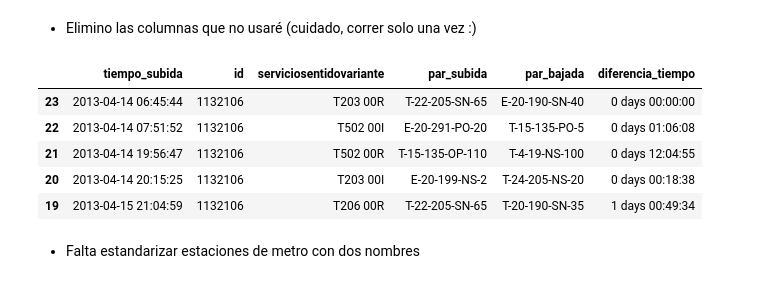
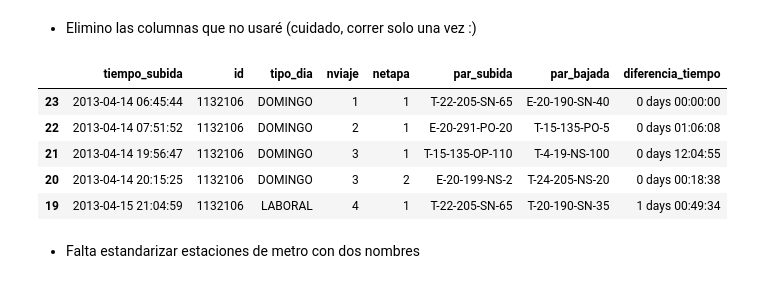
Before and after one commit to cinai/identification-algorithm-1, a Jupyter notebook: TEJI.ipynb, the cells around one changed output. Drawn from its saved outputs; the diff is of its cells as text; code cells hidden in the pictures.

```diff
--- a/TEJI.ipynb
+++ b/TEJI.ipynb
@@ -76,14 +93,14 @@ frame.head()
 # %% [markdown]
 - Elimino las columnas que no usaré (cuidado, correr solo una vez :)
 # %%
-frame.drop(frame.columns[[2,3,4,6,7,8,9,10,11,14,15,16]], axis=1, inplace=True)
+frame.drop(frame.columns[[2,3,4,5,9,10,11,14,15,16]], axis=1, inplace=True)
 frame.head()
 # %% [output]
-|  | tiempo_subida | id | serviciosentidovariante | par_subida | par_bajada | diferencia_tiempo |
-| 23 | 2013-04-14 06:45:44 | 1132106 | T203 00R | T-22-205-SN-65 | E-20-190-SN-40 | 0 days 00:00:00 |
-| 22 | 2013-04-14 07:51:52 | 1132106 | T502 00I | E-20-291-PO-20 | T-15-135-PO-5 | 0 days 01:06:08 |
-| 21 | 2013-04-14 19:56:47 | 1132106 | T502 00R | T-15-135-OP-110 | T-4-19-NS-100 | 0 days 12:04:55 |
-| 20 | 2013-04-14 20:15:25 | 1132106 | T203 00I | E-20-199-NS-2 | T-24-205-NS-20 | 0 days 00:18:38 |
-| 19 | 2013-04-15 21:04:59 | 1132106 | T206 00R | T-22-205-SN-65 | T-20-190-SN-35 | 1 days 00:49:34 |
+|  | tiempo_subida | id | tipo_dia | nviaje | netapa | par_subida | par_bajada | diferencia_tiempo |
+| 23 | 2013-04-14 06:45:44 | 1132106 | DOMINGO | 1 | 1 | T-22-205-SN-65 | E-20-190-SN-40 | 0 days 00:00:00 |
+| 22 | 2013-04-14 07:51:52 | 1132106 | DOMINGO | 2 | 1 | E-20-291-PO-20 | T-15-135-PO-5 | 0 days 01:06:08 |
+| 21 | 2013-04-14 19:56:47 | 1132106 | DOMINGO | 3 | 1 | T-15-135-OP-110 | T-4-19-NS-100 | 0 days 12:04:55 |
+| 20 | 2013-04-14 20:15:25 | 1132106 | DOMINGO | 3 | 2 | E-20-199-NS-2 | T-24-205-NS-20 | 0 days 00:18:38 |
+| 19 | 2013-04-15 21:04:59 | 1132106 | LABORAL | 4 | 1 | T-22-205-SN-65 | T-20-190-SN-35 | 1 days 00:49:34 |
 # %% [markdown]
 - Falta estandarizar estaciones de metro con dos nombres
```
Also changed, not shown: parts of 10 cells of this notebook.
